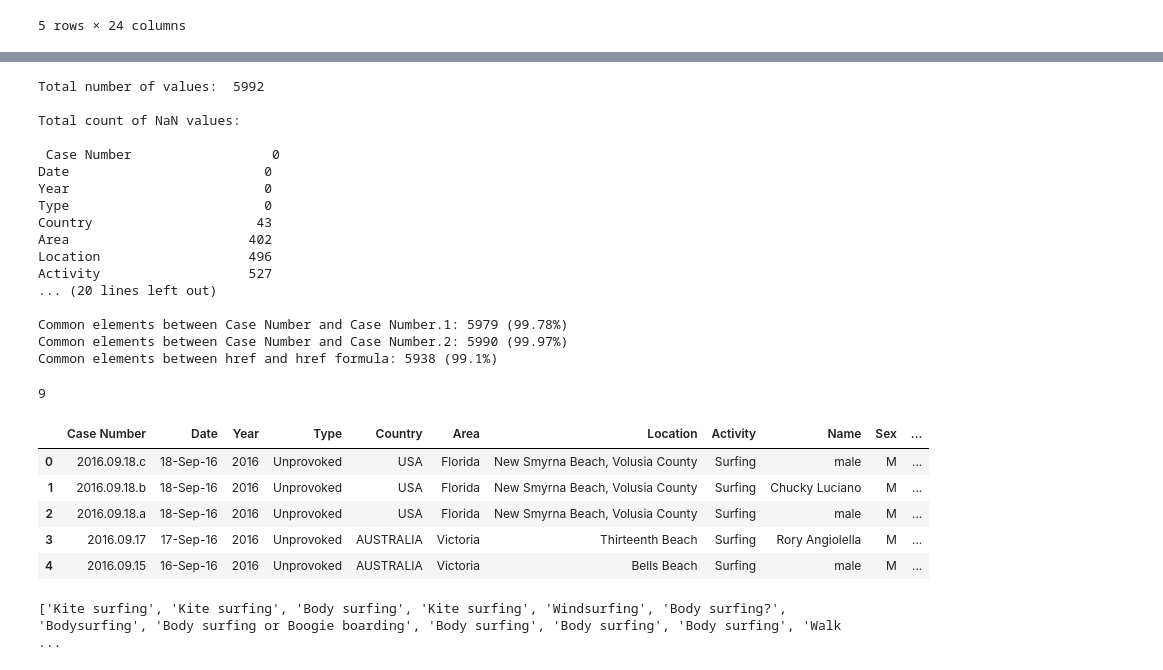
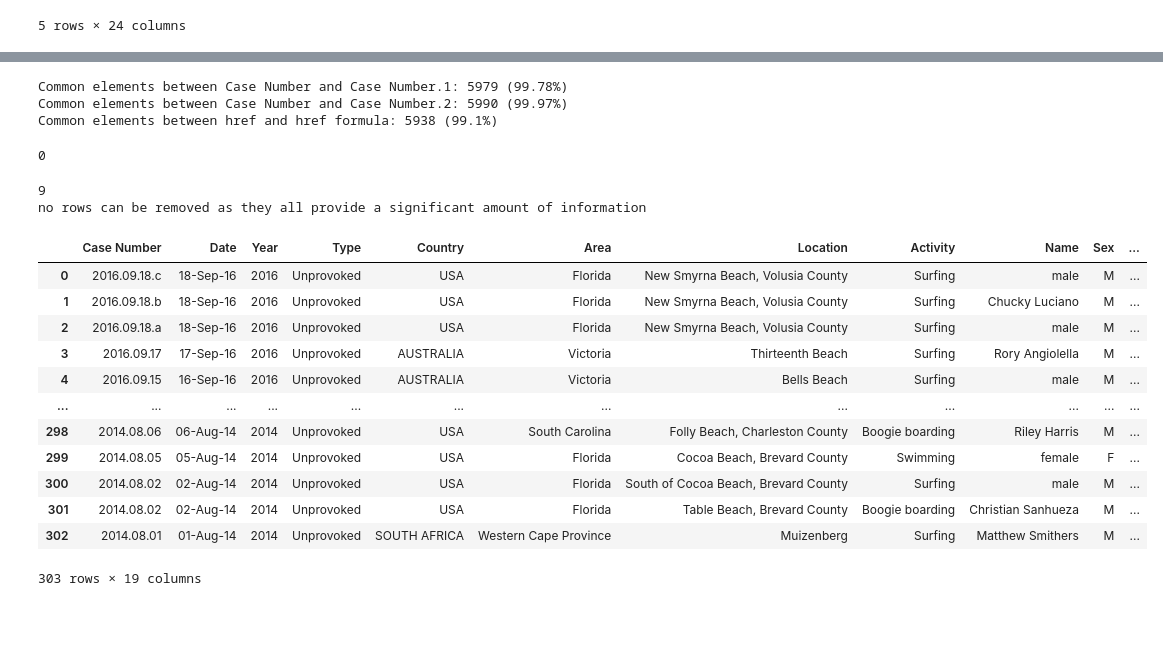
Before and after one commit to blancaalcala/Shark-Attack, a Jupyter notebook: Shark-Attack.ipynb, the cells around one changed output, grey strips where cells are left out. Cells and saved outputs as stored; diff of their text form; code cells hidden in the pictures; blank space fills up the shorter version.

```diff
--- a/Shark-Attack.ipynb
+++ b/Shark-Attack.ipynb
@@ -38,18 +68,6 @@ dtype: object
 # %%
-# Remove columns with NaN values for all or almost all elements
-
-null_cols = df.isnull().sum()
-dim = df.shape
-print("\nTotal number of values: ",dim[0])
-print("\nTotal count of NaN values: \n\n",null_cols)
-# we remove columns with at least 90% of NaN
-
-drop_cols = list(null_cols[null_cols > df.shape[0]*0.9].index)
-print("\nColumns to drop: \n",*drop_cols)
-df = df.drop(drop_cols,axis=1)
-
+# the next step is to remove similar columns
 # we can also delete columns "Case Number.1" and "Case Number.2", as they are very similar to "Case Number" column
-
 
 drop1 = sum(df["Case Number"]==df["Case Number.1"])
 drop2 = sum(df["Case Number"]==df["Case Number.2"])
@@ -66,60 +84,39 @@ drop3 = sum(df["href"]==df["href formula"])
 print("Common elements between href and href formula: {} ({}%)".format(drop3,round(drop3*100/dim[0],2)))
 df_new = df_new.drop(["href formula"], axis=1)
 # %% [output]
-Total number of values:  5992
-
-Total count of NaN values:
-
- Case Number                  0
-Date                         0
-Year                         0
-Type                         0
-Country                     43
-Area                       402
-Location                   496
-Activity                   527
-... (20 lines left out)
-
 Common elements between Case Number and Case Number.1: 5979 (99.78%)
 Common elements between Case Number and Case Number.2: 5990 (99.97%)
 Common elements between href and href formula: 5938 (99.1%)
+# %%
+# we must check if there are any duplicate rows
+
+duplicates = df_new[df_new.duplicated()]
+print(len(duplicates))
+# %% [output]
+0
 # %%
 # we can check if there are any rows with a high amount of NaN
 
 df_rows = df_new.T
 null_rows = df_rows.isnull().sum()
 print(max(null_rows))
 
-# no rows can be removed as they all provide a significant amount of information
+print("no rows can be removed as they all provide a significant amount of information")
 
-df_new.head()
+df_new.head(303)
 # %% [output]
 9
+no rows can be removed as they all provide a significant amount of information
 |  | Case Number | Date | Year | Type | Country | Area | Location | Activity | Name | Sex | ... |
 | 0 | 2016.09.18.c | 18-Sep-16 | 2016 | Unprovoked | USA | Florida | New Smyrna Beach, Volusia County | Surfing | male | M | ... |
 | 1 | 2016.09.18.b | 18-Sep-16 | 2016 | Unprovoked | USA | Florida | New Smyrna Beach, Volusia County | Surfing | Chucky Luciano | M | ... |
 | 2 | 2016.09.18.a | 18-Sep-16 | 2016 | Unprovoked | USA | Florida | New Smyrna Beach, Volusia County | Surfing | male | M | ... |
 | 3 | 2016.09.17 | 17-Sep-16 | 2016 | Unprovoked | AUSTRALIA | Victoria | Thirteenth Beach | Surfing | Rory Angiolella | M | ... |
 | 4 | 2016.09.15 | 16-Sep-16 | 2016 | Unprovoked | AUSTRALIA | Victoria | Bells Beach | Surfing | male | M | ... |
+| ... | ... | ... | ... | ... | ... | ... | ... | ... | ... | ... | ... |
+| 298 | 2014.08.06 | 06-Aug-14 | 2014 | Unprovoked | USA | South Carolina | Folly Beach, Charleston County | Boogie boarding | Riley Harris | M | ... |
+| 299 | 2014.08.05 | 05-Aug-14 | 2014 | Unprovoked | USA | Florida | Cocoa Beach, Brevard County | Swimming | female | F | ... |
+| 300 | 2014.08.02 | 02-Aug-14 | 2014 | Unprovoked | USA | Florida | South of Cocoa Beach, Brevard County | Surfing | male | M | ... |
+| 301 | 2014.08.02 | 02-Aug-14 | 2014 | Unprovoked | USA | Florida | Table Beach, Brevard County | Boogie boarding | Christian Sanhueza | M | ... |
+| 302 | 2014.08.01 | 01-Aug-14 | 2014 | Unprovoked | SOUTH AFRICA | Western Cape Province | Muizenberg | Surfing | Matthew Smithers | M | ... |
+303 rows × 19 columns
-# %%
-# performing different analysis we can improve the table using different methods:
-
-#print(df_new["Type"].value_counts())
-F.renameF(df_new,"Type","Boat","Boating")
-
-
-df_new = df_new.fillna("0")
-F.renameF(df_new,"Activity", "Kitesurfing","Kite Surfing")
-
-
-
-
-
-e = df_new["Activity"].values
-x = []
-for i in e:
-    if re.search("surf",i):
-        x.append(i)
-print(x)
-# %% [output]
-['Kite surfing', 'Kite surfing', 'Body surfing', 'Kite surfing', 'Windsurfing', 'Body surfing?', 'Bodysurfing', 'Body surfing or Boogie boarding', 'Body surfing', 'Body surfing', 'Body surfing', 'Walk ...
```
Also changed, not shown: parts of 11 cells of this notebook, 3 other files.
